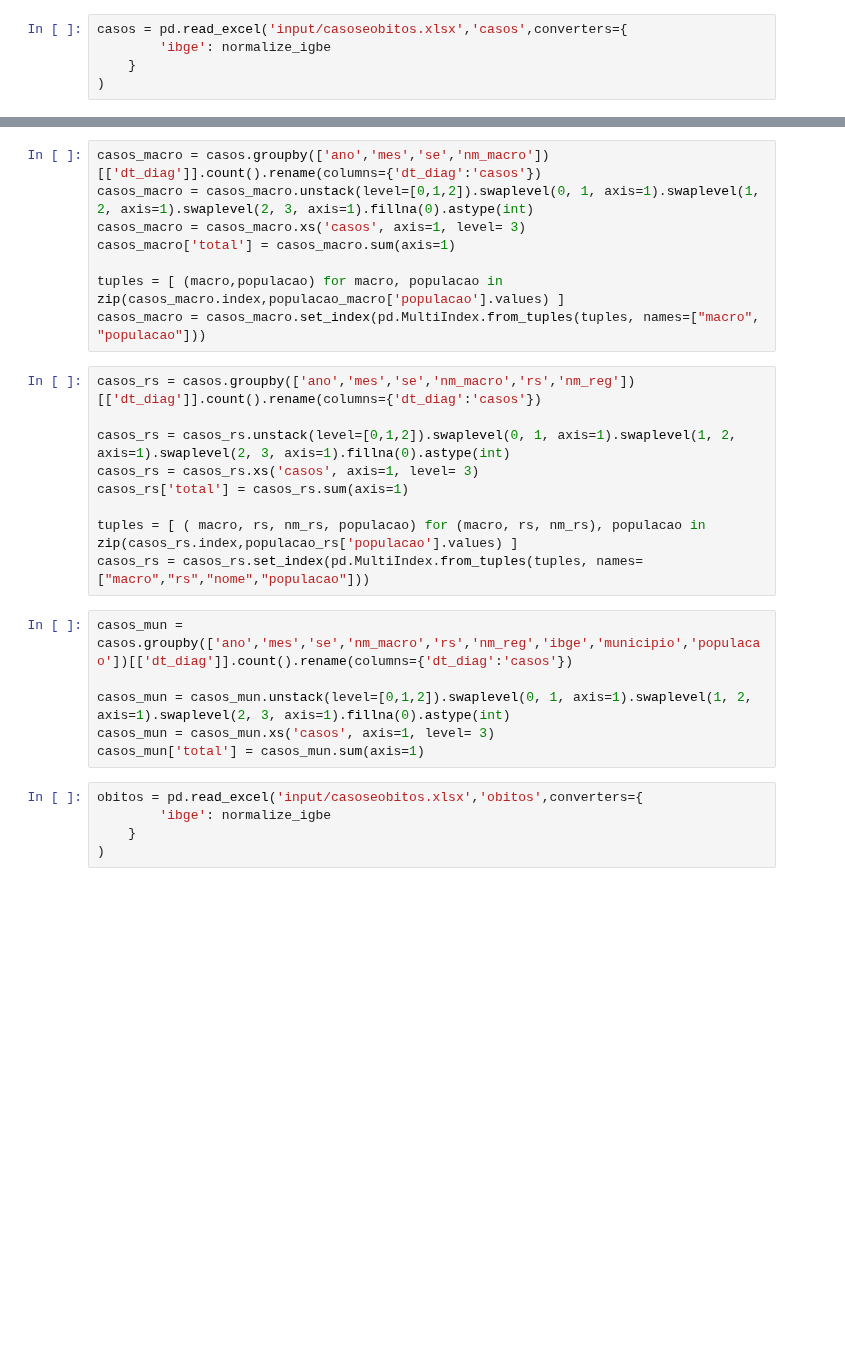
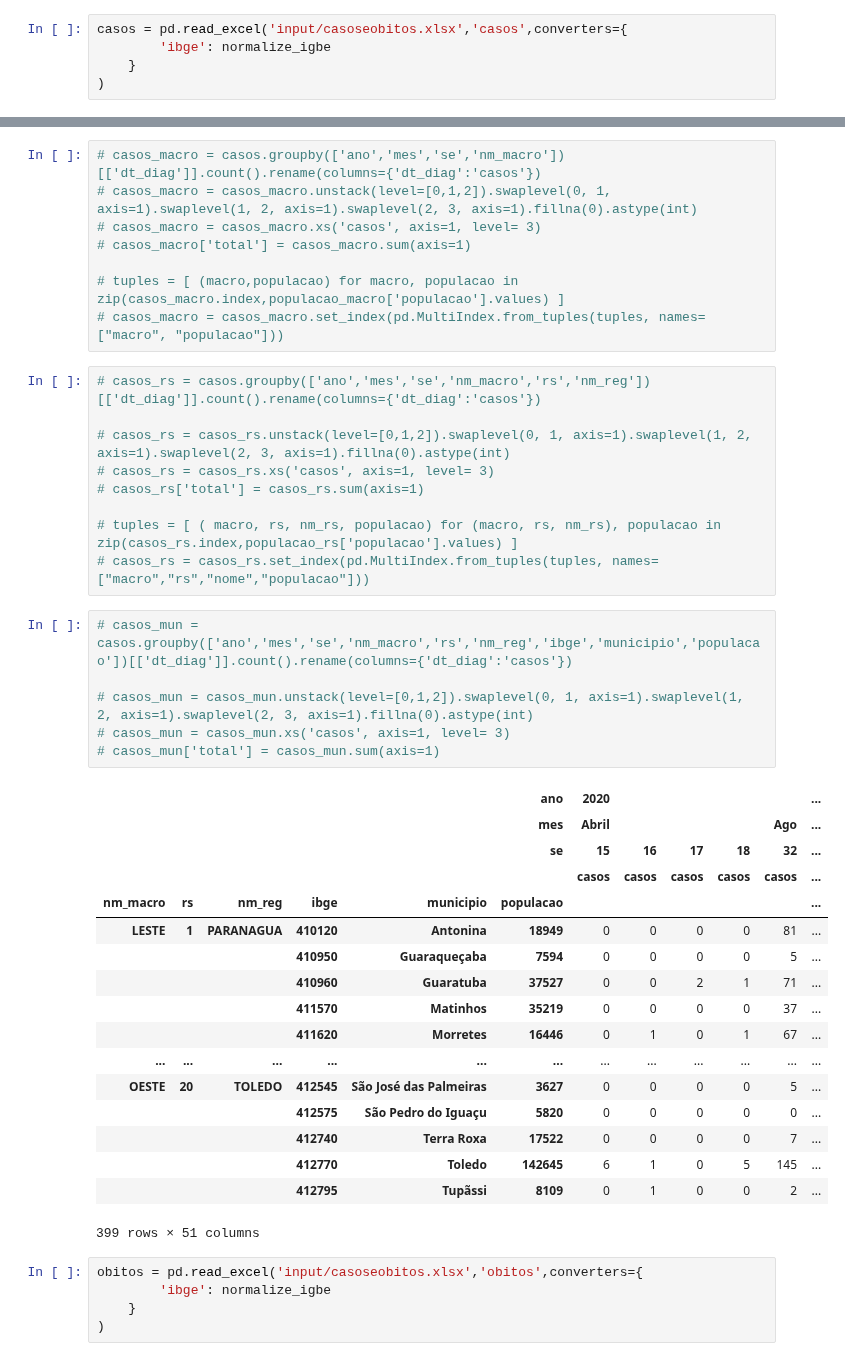
Before and after one commit to vinnylg/covid19datascience, a Jupyter notebook: casos_obitos_novos_se.ipynb, the cells around one changed output, grey strips where cells are left out. Drawn from its saved outputs; the diff is of its cells as text; blank space fills up the shorter version.

```diff
--- a/casos_obitos_novos_se.ipynb
+++ b/casos_obitos_novos_se.ipynb
@@ -35,27 +35,45 @@ casos['mes'] = casos.apply(lambda row: static.meses[Week.fromdate(row['dt_diag']
 casos['se'] = casos.apply(lambda row: Week.fromdate(row['dt_diag']).week, axis=1)
 # %%
-casos_macro = casos.groupby(['ano','mes','se','nm_macro'])[['dt_diag']].count().rename(columns={'dt_diag':'casos'})
-casos_macro = casos_macro.unstack(level=[0,1,2]).swaplevel(0, 1, axis=1).swaplevel(1, 2, axis=1).swaplevel(2, 3, axis=1).fillna(0).astype(int)
-casos_macro = casos_macro.xs('casos', axis=1, level= 3)
-casos_macro['total'] = casos_macro.sum(axis=1)
+# casos_macro = casos.groupby(['ano','mes','se','nm_macro'])[['dt_diag']].count().rename(columns={'dt_diag':'casos'})
+# casos_macro = casos_macro.unstack(level=[0,1,2]).swaplevel(0, 1, axis=1).swaplevel(1, 2, axis=1).swaplevel(2, 3, axis=1).fillna(0).astype(int)
+# casos_macro = casos_macro.xs('casos', axis=1, level= 3)
+# casos_macro['total'] = casos_macro.sum(axis=1)
 
-tuples = [ (macro,populacao) for macro, populacao in zip(casos_macro.index,populacao_macro['populacao'].values) ]
-casos_macro = casos_macro.set_index(pd.MultiIndex.from_tuples(tuples, names=["macro", "populacao"]))
+# tuples = [ (macro,populacao) for macro, populacao in zip(casos_macro.index,populacao_macro['populacao'].values) ]
+# casos_macro = casos_macro.set_index(pd.MultiIndex.from_tuples(tuples, names=["macro", "populacao"]))
 # %%
-casos_rs = casos.groupby(['ano','mes','se','nm_macro','rs','nm_reg'])[['dt_diag']].count().rename(columns={'dt_diag':'casos'})
+# casos_rs = casos.groupby(['ano','mes','se','nm_macro','rs','nm_reg'])[['dt_diag']].count().rename(columns={'dt_diag':'casos'})
 
-casos_rs = casos_rs.unstack(level=[0,1,2]).swaplevel(0, 1, axis=1).swaplevel(1, 2, axis=1).swaplevel(2, 3, axis=1).fillna(0).astype(int)
-casos_rs = casos_rs.xs('casos', axis=1, level= 3)
-casos_rs['total'] = casos_rs.sum(axis=1)
+# casos_rs = casos_rs.unstack(level=[0,1,2]).swaplevel(0, 1, axis=1).swaplevel(1, 2, axis=1).swaplevel(2, 3, axis=1).fillna(0).astype(int)
+# casos_rs = casos_rs.xs('casos', axis=1, level= 3)
+# casos_rs['total'] = casos_rs.sum(axis=1)
 
-tuples = [ ( macro, rs, nm_rs, populacao) for (macro, rs, nm_rs), populacao in zip(casos_rs.index,populacao_rs['populacao'].values) ]
-casos_rs = casos_rs.set_index(pd.MultiIndex.from_tuples(tuples, names=["macro","rs","nome","populacao"]))
+# tuples = [ ( macro, rs, nm_rs, populacao) for (macro, rs, nm_rs), populacao in zip(casos_rs.index,populacao_rs['populacao'].values) ]
+# casos_rs = casos_rs.set_index(pd.MultiIndex.from_tuples(tuples, names=["macro","rs","nome","populacao"]))
 # %%
-casos_mun = casos.groupby(['ano','mes','se','nm_macro','rs','nm_reg','ibge','municipio','populacao'])[['dt_diag']].count().rename(columns={'dt_diag':'casos'})
+# casos_mun = casos.groupby(['ano','mes','se','nm_macro','rs','nm_reg','ibge','municipio','populacao'])[['dt_diag']].count().rename(columns={'dt_diag':'casos'})
 
-casos_mun = casos_mun.unstack(level=[0,1,2]).swaplevel(0, 1, axis=1).swaplevel(1, 2, axis=1).swaplevel(2, 3, axis=1).fillna(0).astype(int)
-casos_mun = casos_mun.xs('casos', axis=1, level= 3)
-casos_mun['total'] = casos_mun.sum(axis=1)
+# casos_mun = casos_mun.unstack(level=[0,1,2]).swaplevel(0, 1, axis=1).swaplevel(1, 2, axis=1).swaplevel(2, 3, axis=1).fillna(0).astype(int)
+# casos_mun = casos_mun.xs('casos', axis=1, level= 3)
+# casos_mun['total'] = casos_mun.sum(axis=1)
+# %% [output]
+|  |  |  |  |  | ano | 2020 |  |  |  |  | ... |
+|  |  |  |  |  | mes | Abril |  |  |  | Ago | ... |
+|  |  |  |  |  | se | 15 | 16 | 17 | 18 | 32 | ... |
+|  |  |  |  |  |  | casos | casos | casos | casos | casos | ... |
+| nm_macro | rs | nm_reg | ibge | municipio | populacao |  |  |  |  |  | ... |
+| LESTE | 1 | PARANAGUA | 410120 | Antonina | 18949 | 0 | 0 | 0 | 0 | 81 | ... |
+|  |  |  | 410950 | Guaraqueçaba | 7594 | 0 | 0 | 0 | 0 | 5 | ... |
+|  |  |  | 410960 | Guaratuba | 37527 | 0 | 0 | 2 | 1 | 71 | ... |
+|  |  |  | 411570 | Matinhos | 35219 | 0 | 0 | 0 | 0 | 37 | ... |
+|  |  |  | 411620 | Morretes | 16446 | 0 | 1 | 0 | 1 | 67 | ... |
+| ... | ... | ... | ... | ... | ... | ... | ... | ... | ... | ... | ... |
+| OESTE | 20 | TOLEDO | 412545 | São José das Palmeiras | 3627 | 0 | 0 | 0 | 0 | 5 | ... |
+|  |  |  | 412575 | São Pedro do Iguaçu | 5820 | 0 | 0 | 0 | 0 | 0 | ... |
+|  |  |  | 412740 | Terra Roxa | 17522 | 0 | 0 | 0 | 0 | 7 | ... |
+|  |  |  | 412770 | Toledo | 142645 | 6 | 1 | 0 | 5 | 145 | ... |
+|  |  |  | 412795 | Tupãssi | 8109 | 0 | 1 | 0 | 0 | 2 | ... |
+399 rows × 51 columns
 # %%
 obitos = pd.read_excel('input/casoseobitos.xlsx','obitos',converters={
         'ibge': normalize_igbe
```
Also changed, not shown: parts of 3 cells of this notebook, 1 other file.
